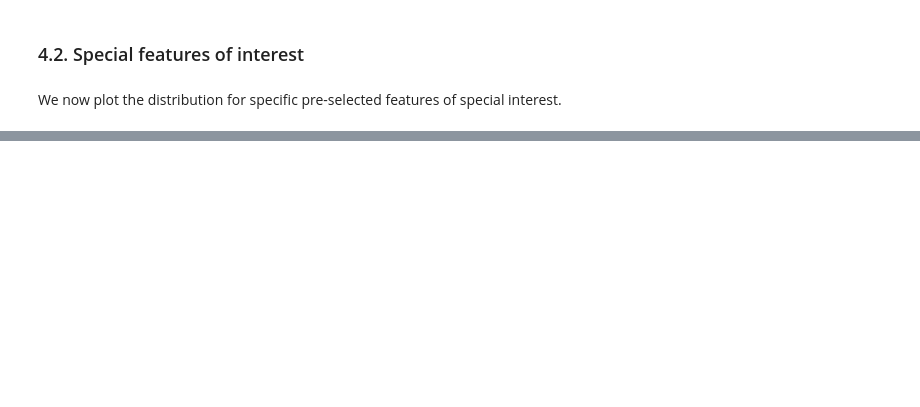
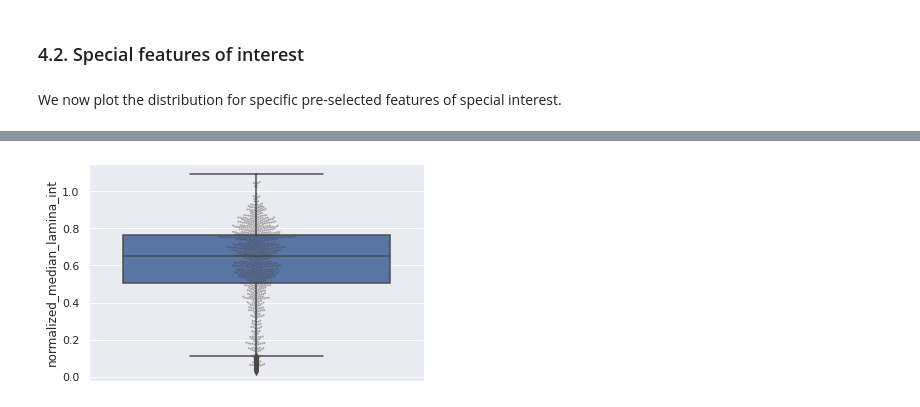
Before and after one commit to GVS-Lab/immune_cell_project, a Jupyter notebook: notebooks/tcell_analysis.ipynb, the cells around one changed output, grey strips where cells are left out. Saved outputs shown, nothing was run; the diff lists cells and outputs as text; code cells hidden in the pictures; blank space fills up the shorter version.

```diff
--- a/notebooks/tcell_analysis.ipynb
+++ b/notebooks/tcell_analysis.ipynb
@@ -280,0 +328,5 @@ We now plot the distribution for specific pre-selected features of special inter
+# %%
+ax = sns.boxplot(y="normalized_median_lamina_int", data=all_data)
+ax = sns.swarmplot(y="normalized_median_lamina_int", data=all_data, color=".25", alpha=0.4, size=2)
+# %% [output]
+[figure, added]
```
Also changed, not shown: parts of 13 cells of this notebook, 8 other files.
